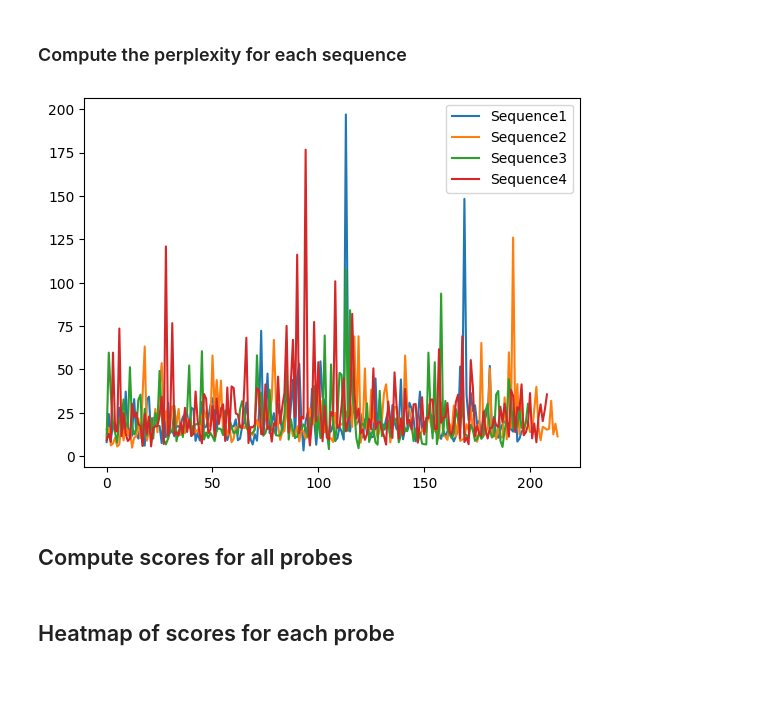
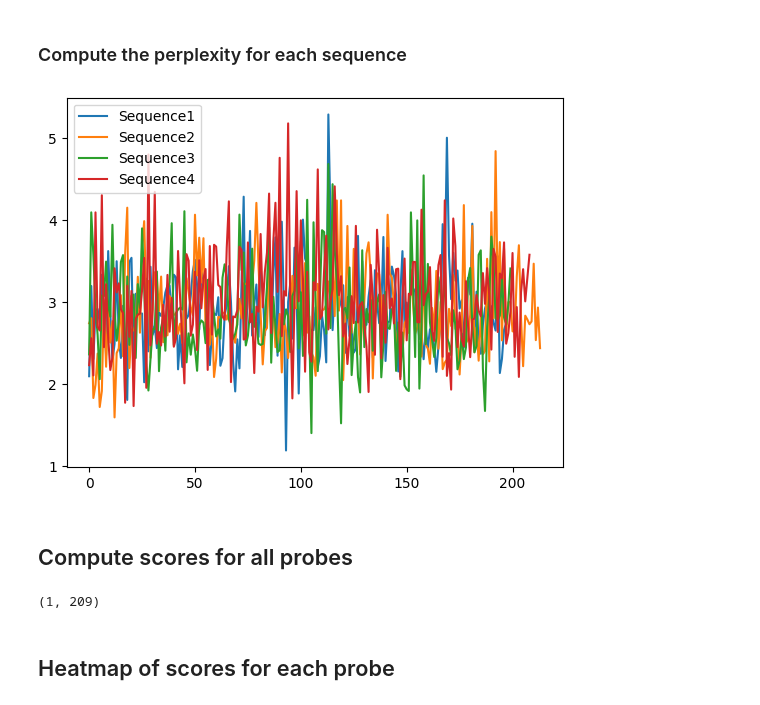
Before and after one commit to gboxo/Zym_SAEs, a Jupyter notebook: experiments/Detect Synth Probing/n_sequences.ipynb, the cells around one changed output. Cells and saved outputs as stored; diff of their text form; code cells hidden in the pictures.

```diff
--- a/experiments/Detect Synth Probing/n_sequences.ipynb
+++ b/experiments/Detect Synth Probing/n_sequences.ipynb
@@ -86,12 +86,26 @@ def compute_perplexity(logits, tokens):
     nll = -np.log(token_probs)
 
     # Average the NLL over the sequence
-    #avg_nll = np.mean(nll)
+    avg_nll = np.mean(nll)
 
     # Compute perplexity
     perplexity = np.exp(nll)
 
     return perplexity
+
+
+
+def per_token_log_prob(logits, tokens):
+    """
+    Compute the perplexity of a sequence given logits and tokens.
+
+    Args:
+        logits (np.ndarray): Logits from the model, shape (sequence_length, vocab_size).
+    """
+    probs = softmax(logits)
+    token_probs = probs[np.arange(len(tokens)), tokens]
+    nll = -np.log(token_probs)
+    return nll
 # %%
 probes_path = "../../Data/Detect_Synth_Data/probes"
 probes = []
@@ -109,6 +123,7 @@ ec = "4.2.1.46"
 all_logits = []
 all_activations = []
 all_perplexities = []
+all_log_probs = []
 with torch.no_grad():
     for seq in sequences:
         inputs = tokenizer.encode(seq, return_tensors="pt").to("cuda")
@@ -117,6 +132,7 @@ with torch.no_grad():
         all_logits.append(logits)
         perplexity = compute_perplexity(logits[0].detach().cpu().numpy()[1:], inputs[0].cpu().numpy()[:-1])
         all_perplexities.append(perplexity)
+        all_log_probs.append(per_token_log_prob(logits[0].detach().cpu().numpy()[1:], inputs[0].cpu().numpy()[:-1]))
 torch.save(all_activations, "all_activations_no_ec.pt")
 del model
 torch.cuda.empty_cache()
@@ -131,14 +147,14 @@ for activations in all_activations:
 # %% [markdown]
 ### Compute the perplexity for each sequence
 # %%
-plt.plot(all_perplexities[0][10:], label = "Sequence1")
-plt.plot(all_perplexities[1][10:], label = "Sequence2")
-plt.plot(all_perplexities[2][10:], label = "Sequence3")
-plt.plot(all_perplexities[3][10:], label = "Sequence4")
+plt.plot(all_log_probs[0][10:], label = "Sequence1")
+plt.plot(all_log_probs[1][10:], label = "Sequence2")
+plt.plot(all_log_probs[2][10:], label = "Sequence3")
+plt.plot(all_log_probs[3][10:], label = "Sequence4")
 plt.legend()
 plt.show()
 # %% [output]
-[figure, old version]
+[figure, new version]
 # %% [markdown]
 ## Compute scores for all probes
 # %%
@@ -150,3 +169,7 @@ for i, coef in enumerate(coefs):
+# %%
+score.shape
+# %% [output]
+(1, 209)
 # %% [markdown]
 ## Heatmap of scores for each probe
 # %%
```
Also changed, not shown: parts of 4 cells of this notebook, 1 other file.
